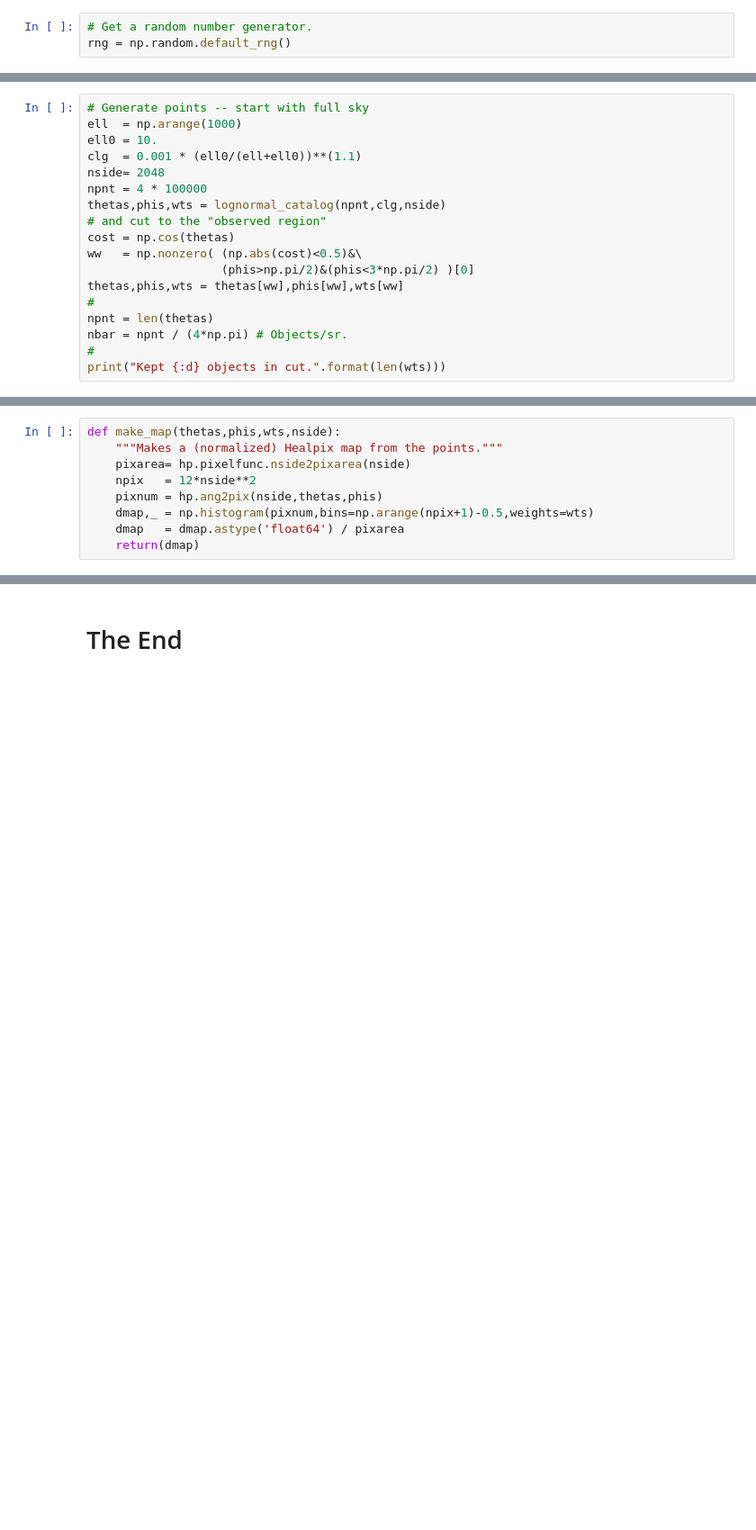
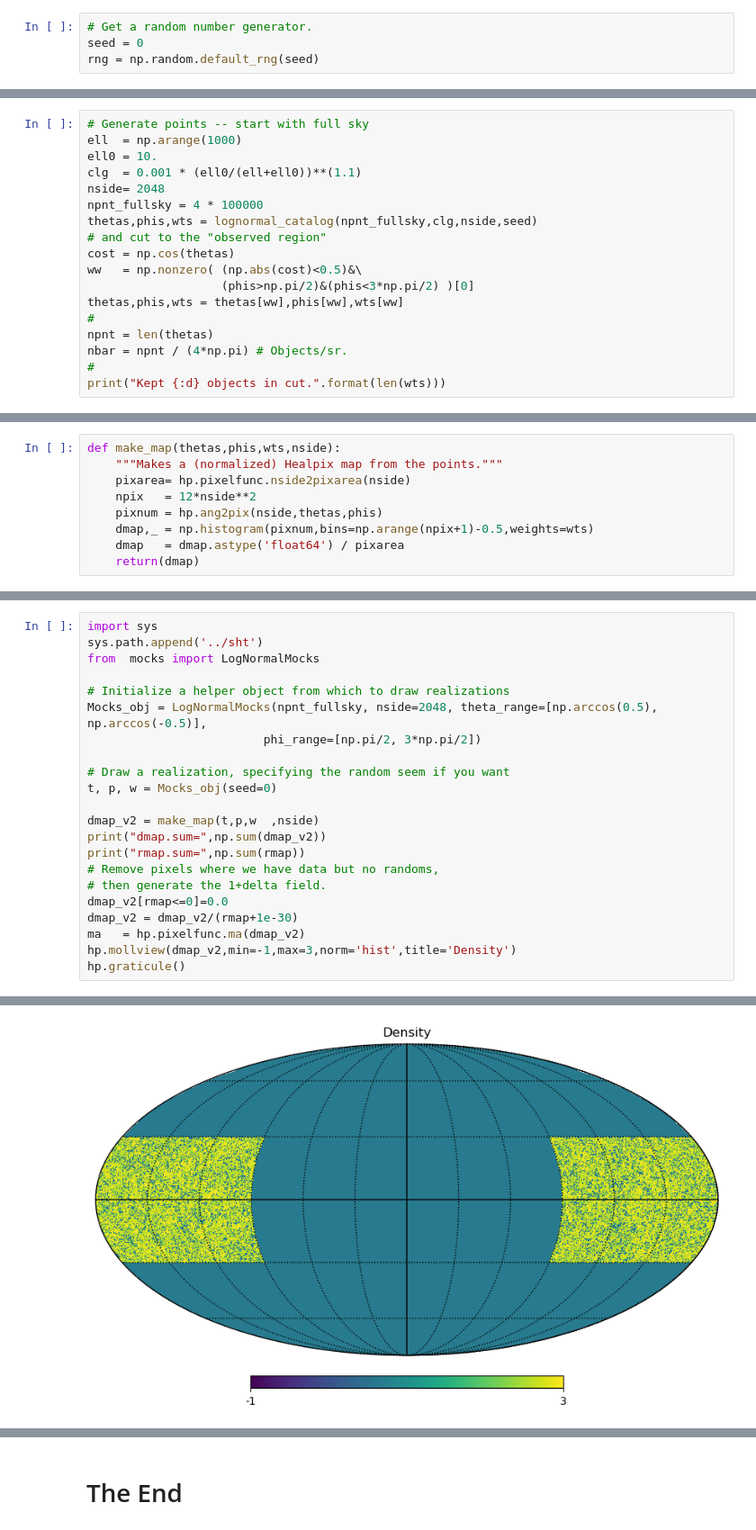
Before and after one commit to martinjameswhite/directsht, a Jupyter notebook: notebooks/making_mocks.ipynb, the cells around one changed output, grey strips where cells are left out. Shown at 90% size. Saved outputs shown, nothing was run; the diff lists cells and outputs as text; blank space fills up the shorter version.

Commit message:
package mock-making into class

```diff
--- a/notebooks/making_mocks.ipynb
+++ b/notebooks/making_mocks.ipynb
@@ -7,7 +7,8 @@ import numpy  as np
 import healpy as hp
 # %%
 # Get a random number generator.
-rng = np.random.default_rng()
+seed = 0
+rng = np.random.default_rng(seed)
 # %%
 # Code to generate a lognormal catalog of approximately Npnt
 # points, assuming a Gaussian angular power spectrum, clg.
@@ -35,8 +37,8 @@ ell  = np.arange(1000)
 ell0 = 10.
 clg  = 0.001 * (ell0/(ell+ell0))**(1.1)
 nside= 2048
-npnt = 4 * 100000
-thetas,phis,wts = lognormal_catalog(npnt,clg,nside)
+npnt_fullsky = 4 * 100000
+thetas,phis,wts = lognormal_catalog(npnt_fullsky,clg,nside,seed)
 # and cut to the "observed region"
 cost = np.cos(thetas)
 ww   = np.nonzero( (np.abs(cost)<0.5)&\
@@ -108,0 +102,23 @@ rmap.sum= 1589057711.3172739
+# %%
+import sys
+sys.path.append('../sht')
+from  mocks import LogNormalMocks
+
+# Initialize a helper object from which to draw realizations
+Mocks_obj = LogNormalMocks(npnt_fullsky, nside=2048, theta_range=[np.arccos(0.5), np.arccos(-0.5)],
+                         phi_range=[np.pi/2, 3*np.pi/2])
+
+# Draw a realization, specifying the random seem if you want
+t, p, w = Mocks_obj(seed=0)
+
+dmap_v2 = make_map(t,p,w  ,nside)
+print("dmap.sum=",np.sum(dmap_v2))
+print("rmap.sum=",np.sum(rmap))
+# Remove pixels where we have data but no randoms,
+# then generate the 1+delta field.
+dmap_v2[rmap<=0]=0.0
+dmap_v2 = dmap_v2/(rmap+1e-30)
+ma   = hp.pixelfunc.ma(dmap_v2)
+hp.mollview(dmap_v2,min=-1,max=3,norm='hist',title='Density')
+hp.graticule()
+# %% [output]
@@ -108,0 +129 @@ rmap.sum= 1589057711.3172739
+[figure, added]
```
Also changed, not shown: parts of 9 cells of this notebook, 1 other file.
